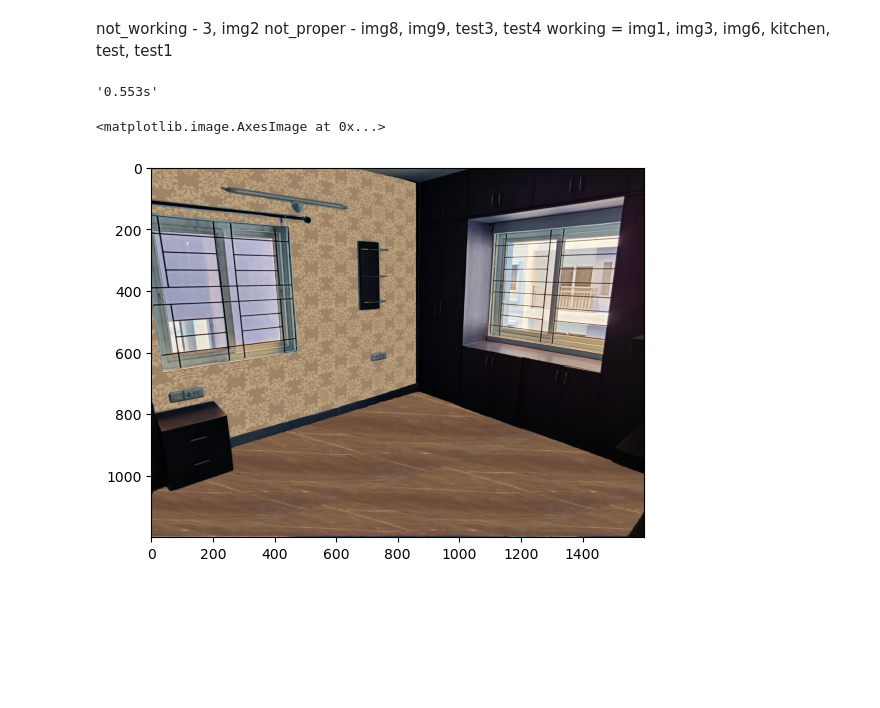
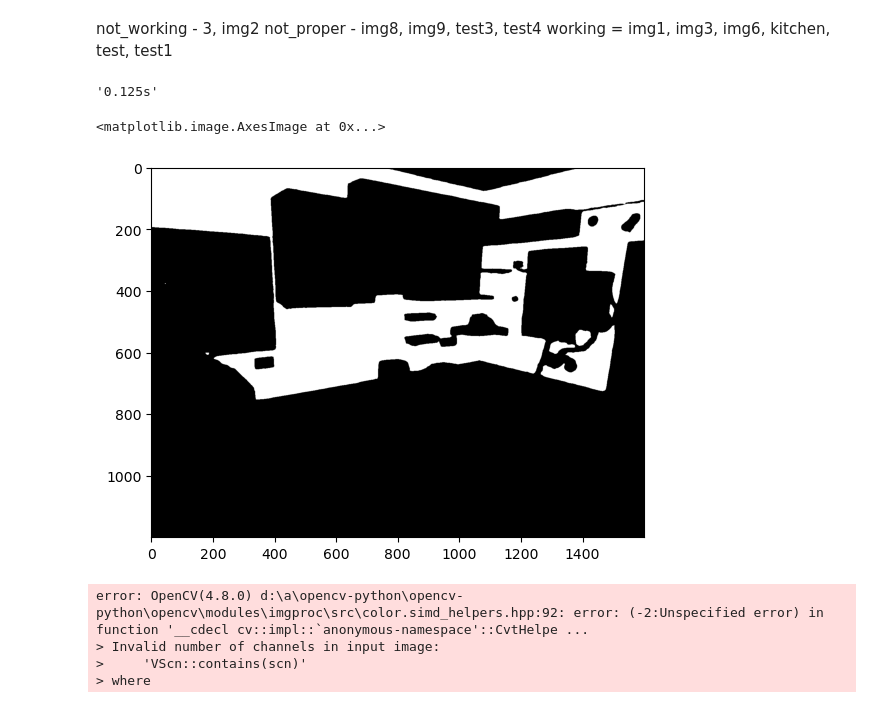
Before and after one commit to Karan-00-11/mfs, a Jupyter notebook: overlaying/overlayer.ipynb, the cells around one changed output. Drawn from its saved outputs; the diff is of its cells as text; code cells hidden in the pictures; blank space fills up the shorter version.

```diff
--- a/overlaying/overlayer.ipynb
+++ b/overlaying/overlayer.ipynb
@@ -32,9 +32,9 @@ class MaskBlender:
 
         self.all_rectangles1 = self.find_rectangle_manually(self.all_masks)
 
-        self.rectangles = get_rectangles(self.layout_path, self.mat_path)
-        self.all_rectangles = self.rectangles[1].copy()
-        self.all_rectangles.extend(self.rectangles[0])
+        # self.rectangles = get_rectangles(self.layout_path, self.mat_path)
+        # self.all_rectangles = self.rectangles[1].copy()
+        # self.all_rectangles.extend(self.rectangles[0])
 
         # processed_img_variables
         self.rescaled_subject = None
@@ -107,6 +107,7 @@ class MaskBlender:
             masks.append(bw_img)
         return masks
 
+    # our novel algo.
     def find_rectangle_manually(self, given_masks):
         rectangles = []
         for mask in given_masks:
@@ -320,7 +321,7 @@ class MaskBlender:
         self.selected_gray_mask = cv2.cvtColor(selected_mask, cv2.COLOR_RGB2GRAY)
         overlay_coordinates = np.where(self.selected_gray_mask > 0)
 
-        selected_rect = self.findRectangle_from_cursor(self.all_rectangles, mouse_coords)
+        selected_rect = self.findRectangle_from_cursor(self.all_rectangles1, mouse_coords)
         self.selected_warp = self.perspective_warp(selected_rect)
 
         # self.transformed_warp = cv2.bitwise_and(self.selected_warp, self.selected_gray_mask)
@@ -336,7 +337,7 @@ not_working - 3, img2
 not_proper - img8, img9, test3, test4
 working = img1, img3, img6, kitchen, test, test1
 # %%
-USER_IMG = 'img1'
+USER_IMG = 'img2'
 
 layout_input = "../inputs/layout_outputs/{}.jpeg".format(USER_IMG)
 layout_mat = "../inputs/layout_outputs/{}.txt".format(USER_IMG)
@@ -354,20 +355,36 @@ blender = MaskBlender(
 et = time.time()
 "{:.3f}s".format(et-st)
 # %% [output]
-'0.553s'
+'0.125s'
+# %%
+plt.imshow(blender.all_masks[1])
+# %% [output]
+<matplotlib.image.AxesImage at 0x...>
+[figure, added]
 # %%
-subject_rescale_percent = 30
+subject_rescale_percent = 70
 sample_paint = PRODUCTS+'/Paints/Orange.jpg'
 sample_stone = PRODUCTS+'/Stone/ArmaniBrown.jpg'
 sample_wallpaper = PRODUCTS+'/Wallpapers/64_damask wallpaper texture-seamless.jpg'
 
 final_out = blender.implant_overlay(sample_wallpaper,
                                     subject_rescale_percent,
-                                    mouse_coords = [600, 400]
+                                    mouse_coords = [600, 600]
                                     )
+
+final_out = blender.implant_overlay(sample_stone,
+                                    subject_rescale_percent,
+                                    mouse_coords = [1000, 1500]
+                                    )
+
 plt.imshow(final_out)
-# cv2.imwrite("../outs/{}.jpg".format(USER_IMG),
-#             cv2.cvtColor(blender.final_out, cv2.COLOR_BGR2RGB))
+
+# kernel = np.array([[0, -1, 0], [-1, 5, -1], [0, -1, 0]])
+# sharpened = cv2.filter2D(final_out, -1, kernel)
+cv2.imwrite("../outs/{}.jpg".format(USER_IMG),
+            cv2.cvtColor(blender.final_out, cv2.COLOR_BGR2RGB))
 # %% [output]
-<matplotlib.image.AxesImage at 0x...>
+error: OpenCV(4.8.0) d:\a\opencv-python\opencv-python\opencv\modules\imgproc\src\color.simd_helpers.hpp:92: error: (-2:Unspecified error) in function '__cdecl cv::impl::`anonymous-namespace'::CvtHelpe ...
+> Invalid number of channels in input image:
+>     'VScn::contains(scn)'
+> where
-[figure, removed]
```
Also changed, not shown: parts of 2 cells of this notebook, 6 other files.
